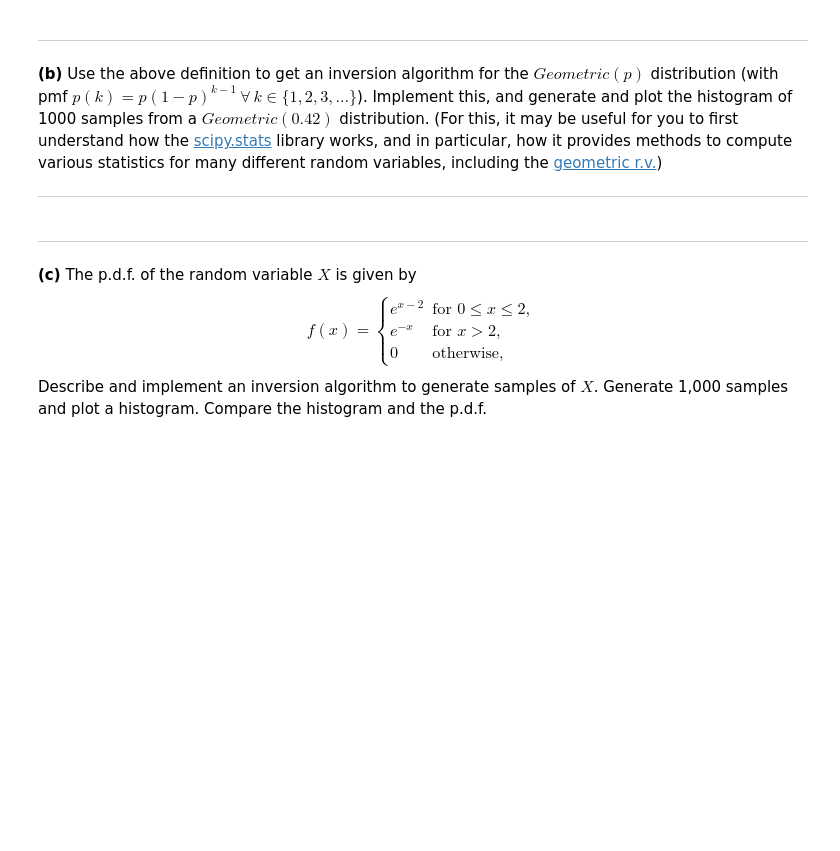
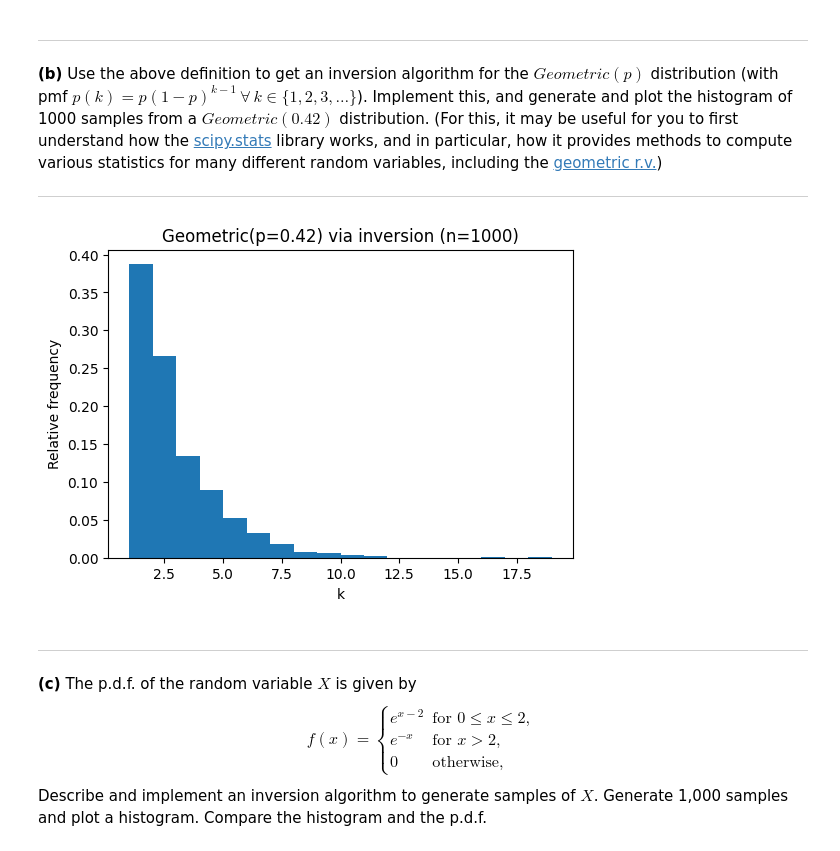
Before and after one commit to NBQian/ORIE-5581, a Jupyter notebook: HW3.ipynb, the cells around one changed output. Saved outputs shown, nothing was run; the diff lists cells and outputs as text; code cells hidden in the pictures; blank space fills up the shorter version.

```diff
--- a/HW3.ipynb
+++ b/HW3.ipynb
@@ -91,6 +144,22 @@ ___
 **(b)** Use the above definition to get an inversion algorithm for the $Geometric(p)$ distribution (with pmf $p(k) = p(1-p)^{k-1}\,\forall\,k\in\{1,2,3,\ldots\}$). Implement this, and generate and plot the histogram of 1000 samples from a $Geometric(0.42)$ distribution.
 (For this, it may be useful for you to first understand how the [scipy.stats](https://docs.scipy.org/doc/scipy/reference/stats.html) library works, and in particular, how it provides methods to compute various statistics for many different random variables, including the [geometric r.v.](https://docs.scipy.org/doc/scipy/reference/generated/scipy.stats.geom.html#scipy.stats.geom))
 ___
+# %%
+def geom_inv(p, n):
+    u = np.random.rand(n)
+    return 1 + np.floor(np.log(1 - u) / np.log(1 - p)).astype(int)
+
+p = 0.42
+samples = geom_inv(p, 1000)
+
+plt.figure(figsize=(6,4))
+plt.hist(samples, bins=np.arange(1, samples.max()+2), density=True)
+plt.title("Geometric(p=0.42) via inversion (n=1000)")
+plt.xlabel("k")
+plt.ylabel("Relative frequency")
+plt.show()
+# %% [output]
+[figure, added]
 # %% [markdown]
 ___
 **(c)** The p.d.f. of the random variable $X$ is given by
```
Also changed, not shown: parts of 31 cells of this notebook.
